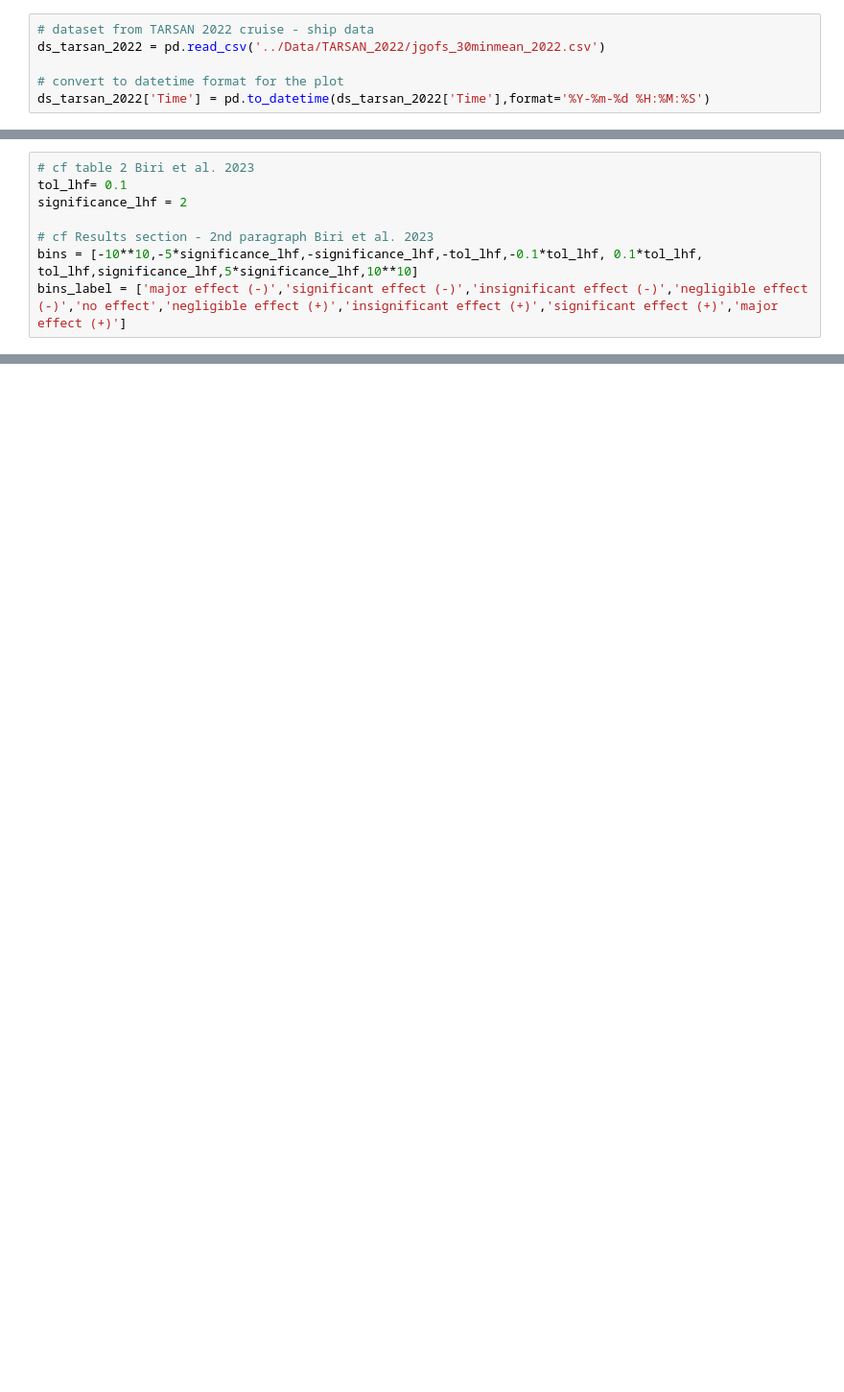
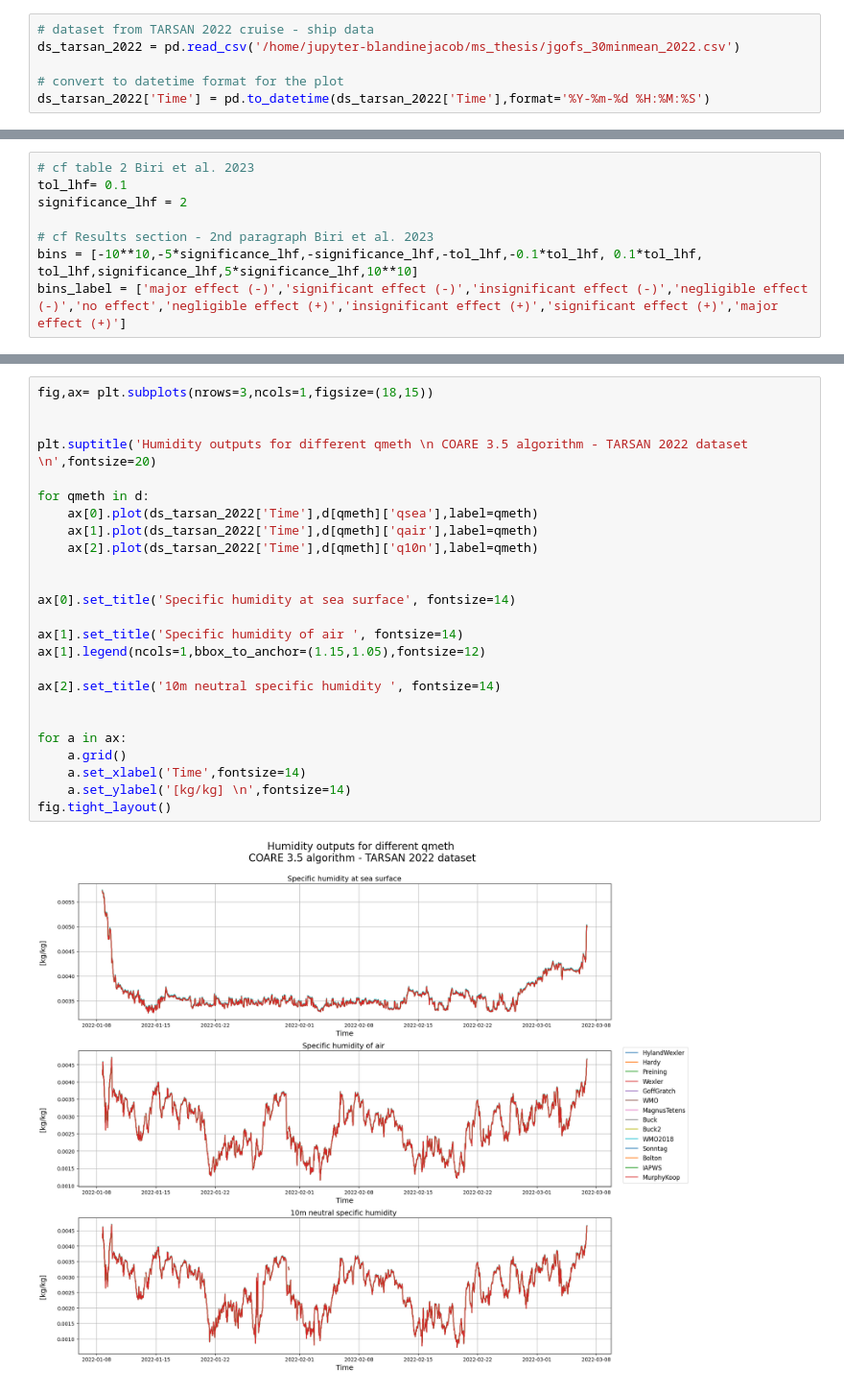
Before and after one commit to polar-gliders-operations/air-sea-interactions, a Jupyter notebook: saturation_vapour_pressure_functions/vapour_pressure_investigation.ipynb, the cells around one changed output, grey strips where cells are left out. Shown at 96% size. Drawn from its saved outputs; the diff is of its cells as text; blank space fills up the shorter version.

```diff
--- a/saturation_vapour_pressure_functions/vapour_pressure_investigation.ipynb
+++ b/saturation_vapour_pressure_functions/vapour_pressure_investigation.ipynb
@@ -43,7 +57,7 @@ sys.path.append('../../ms_thesis/AirSeaFluxCode/AirSeaFluxCode-master/AirSeaFlux
 from AirSeaFluxCode import AirSeaFluxCode
 # %%
 # dataset from TARSAN 2022 cruise - ship data
-ds_tarsan_2022 = pd.read_csv('../Data/TARSAN_2022/jgofs_30minmean_2022.csv')
+ds_tarsan_2022 = pd.read_csv('/home/jupyter-blandinejacob/ms_thesis/jgofs_30minmean_2022.csv')
 
 # convert to datetime format for the plot
 ds_tarsan_2022['Time'] = pd.to_datetime(ds_tarsan_2022['Time'],format='%Y-%m-%d %H:%M:%S')
@@ -177,0 +215,27 @@ major effect (+)             0.0
+# %%
+fig,ax= plt.subplots(nrows=3,ncols=1,figsize=(18,15))
+
+
+plt.suptitle('Humidity outputs for different qmeth \n COARE 3.5 algorithm - TARSAN 2022 dataset \n',fontsize=20)
+
+for qmeth in d:
+    ax[0].plot(ds_tarsan_2022['Time'],d[qmeth]['qsea'],label=qmeth)
+    ax[1].plot(ds_tarsan_2022['Time'],d[qmeth]['qair'],label=qmeth)
+    ax[2].plot(ds_tarsan_2022['Time'],d[qmeth]['q10n'],label=qmeth)
+
+
+ax[0].set_title('Specific humidity at sea surface', fontsize=14)
+
+ax[1].set_title('Specific humidity of air ', fontsize=14)
+ax[1].legend(ncols=1,bbox_to_anchor=(1.15,1.05),fontsize=12)
+
+ax[2].set_title('10m neutral specific humidity ', fontsize=14)
+
+
+for a in ax:
+    a.grid()
+    a.set_xlabel('Time',fontsize=14)
+    a.set_ylabel('[kg/kg] \n',fontsize=14)
+fig.tight_layout()
+# %% [output]
+[figure, added]
```
Also changed, not shown: parts of 28 cells of this notebook.
